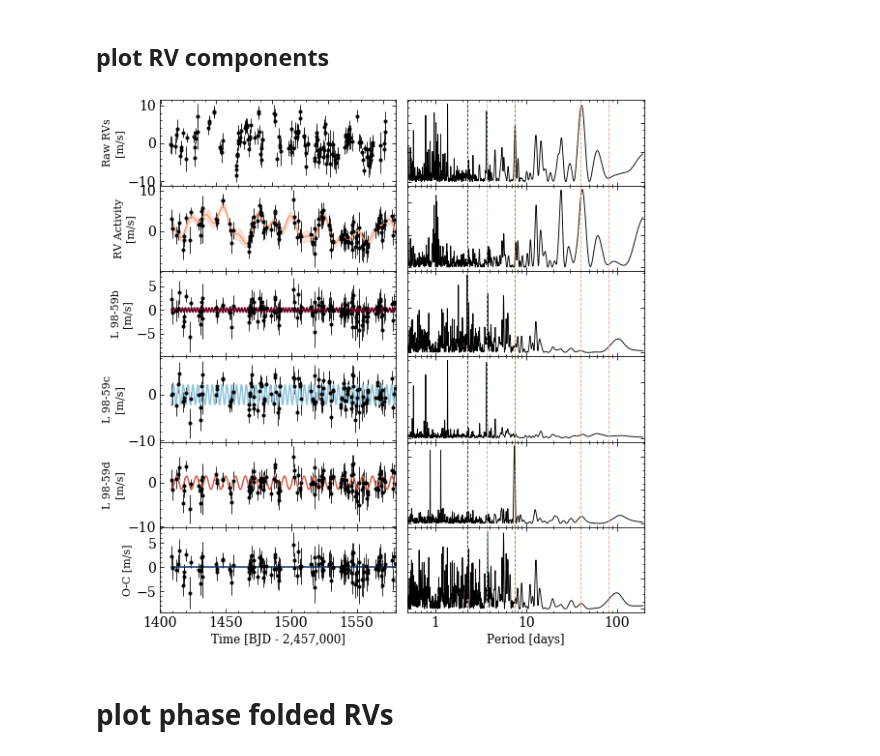
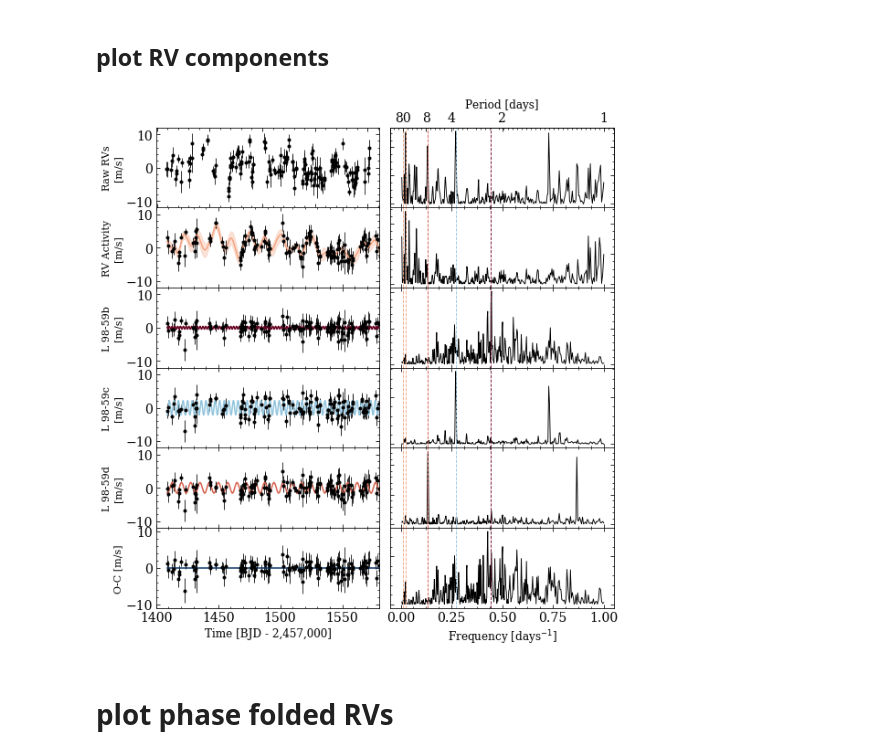
Before and after one commit to r-cloutier/toi175, a Jupyter notebook: plot_RV_results.ipynb, the cells around one changed output. Saved outputs shown, nothing was run; the diff lists cells and outputs as text; code cells hidden in the pictures.

```diff
--- a/plot_RV_results.ipynb
+++ b/plot_RV_results.ipynb
@@ -8,7 +8,7 @@ import matplotlib.gridspec as gridspec
 %matplotlib inline
 # %%
 # get MCMC results
-samples = fits.open('output_data/3planets_TOI175_H161_HalphaGP_samplesv1')[0].data
+samples = fits.open('output_data/3planets_TOI175_H164_HalphaGP_samplesv1')[0].data
 results = get_results(samples)
 # %%
 # fix Ks
@@ -305,7 +296,7 @@ cols = ['#f4a582','#67001f','#92c5de','#d6604d','#053061','#4393c3','#2166ac','#
 t0 = 2457e3
 Ps = [80,40,2.25,3.69,7.45]
 colsV = ['#f4a582','#f4a582','#67001f','#92c5de','#d6604d']
-fig = plt.figure(figsize=(8,8))
+fig = plt.figure(figsize=(8,8.3))
 gs = gridspec.GridSpec(6,2)
 
 # raw RVs
@@ -313,14 +304,23 @@ ax00 = plt.subplot(gs[0,0])
 ax00.errorbar(bjd-t0, rv, erv, fmt='k.', elinewidth=.8)
 ax00.set_ylabel('Raw RVs\n[m/s]', fontsize=11)
 ax00.set_xticklabels('')
+ax00.set_ylim((-12,12))
 # GLSP
 ax01 = plt.subplot(gs[0,1])
-per,_,pwr = compute_LSperiodogram(bjd, rv, erv, plims=(.5,Hlen))
-ax01.plot(per, pwr, '-', c=colH, lw=.9)
-ax01.set_xscale('log'), ax01.set_xlim((.5,2e2))
+per,_,pwr = compute_LSperiodogram(bjd, rv, erv, plims=(1,Hlen))
+ax01.plot(1./per, pwr, '-', c=colH, lw=.9)
+#ax01.set_xscale('log'),
+ax01.set_xlim((-.05,1.05))
 ax01.set_yticklabels(''), ax01.set_xticklabels('')
 for i in range(len(Ps)):
-    ax01.axvline(Ps[i], ls='--', lw=.9, color=colsV[i])
+    ax01.axvline(1./Ps[i], ls='--', lw=.9, color=colsV[i])
+
+# period axis
+ax12 = ax01.twiny()
+Pticks = np.sort([80,8,4,2,1])[::-1]
+ax12.set_xticks(1./np.array(Pticks)), ax12.set_xticklabels(Pticks)
+ax12.set_xlim(ax01.get_xlim())
+ax12.set_xlabel('Period [days]', fontsize=12)
 
 # RV activity
 ax10 = plt.subplot(gs[1,0])
@@ -330,14 +330,16 @@ ax10.plot(bjdM-t0, muM, '-', c=cols[0])
 ax10.set_ylabel('RV Activity\n[m/s]', fontsize=11)
 ax10.set_xticklabels('')
 ax10.set_xlim((1400,1580))
+ax10.set_ylim((-12,12))
 # GLSP
 ax11 = plt.subplot(gs[1,1])
-per,_,pwr = compute_LSperiodogram(bjd, rv-V-kepb-kepc-kepd, erv, plims=(.5,Hlen))
-ax11.plot(per, pwr, '-', c=colH, lw=.9)
-ax11.set_xscale('log'), ax11.set_xlim((.5,2e2))
+per,_,pwr = compute_LSperiodogram(bjd, rv-V-kepb-kepc-kepd, erv, plims=(1,Hlen))
+ax11.plot(1./per, pwr, '-', c=colH, lw=.9)
+#ax11.set_xscale('log'), ax11.set_xlim((.5,2e2))
+ax11.set_xlim((-.05,1.05))
 ax11.set_yticklabels(''), ax11.set_xticklabels('')
 for i in range(len(Ps)):
-    ax11.axvline(Ps[i], ls='--', lw=.9, color=colsV[i])
+    ax11.axvline(1./Ps[i], ls='--', lw=.9, color=colsV[i])
 
 # L 98-59b
 ax20 = plt.subplot(gs[2,0])
@@ -346,14 +348,16 @@ ax20.plot(bjdM-t0, kepbM, '-', c=cols[1])
 ax20.set_ylabel('L 98-59b\n[m/s]', fontsize=11)
 ax20.set_xticklabels('')
 ax20.set_xlim((1400,1580))
+ax20.set_ylim((-12,12))
 # GLSP
 ax21 = plt.subplot(gs[2,1])
-per,_,pwr = compute_LSperiodogram(bjd, rv-V-mu-kepc-kepd, erv, plims=(.5,Hlen))
-ax21.plot(per, pwr, '-', c=colH, lw=.9)
-ax21.set_xscale('log'), ax21.set_xlim((.5,2e2))
+per,_,pwr = compute_LSperiodogram(bjd, rv-V-mu-kepc-kepd, erv, plims=(1,Hlen))
+ax21.plot(1./per, pwr, '-', c=colH, lw=.9)
+#ax21.set_xscale('log'), ax21.set_xlim((.5,2e2))
+ax21.set_xlim((-.05,1.05))
 ax21.set_yticklabels(''), ax21.set_xticklabels('')
 for i in range(len(Ps)):
-    ax21.axvline(Ps[i], ls='--', lw=.9, color=colsV[i])
+    ax21.axvline(1./Ps[i], ls='--', lw=.9, color=colsV[i])
 
 # L 98-59c
 ax30 = plt.subplot(gs[3,0])
@@ -362,53 +366,59 @@ ax30.plot(bjdM-t0, kepcM, '-', c=cols[2])
 ax30.set_ylabel('L 98-59c\n[m/s]', fontsize=11)
 ax30.set_xticklabels('')
 ax30.set_xlim((1400,1580))
+ax30.set_ylim((-12,12))
 # GLSP
 ax31 = plt.subplot(gs[3,1])
-per,_,pwr = compute_LSperiodogram(bjd, rv-V-mu-kepb-kepd, erv, plims=(.5,Hlen))
-ax31.plot(per, pwr, '-', c=colH, lw=.9)
-ax31.set_xscale('log'), ax31.set_xlim((.5,2e2))
+per,_,pwr = compute_LSperiodogram(bjd, rv-V-mu-kepb-kepd, erv, plims=(1,Hlen))
+ax31.plot(1./per, pwr, '-', c=colH, lw=.9)
+#ax31.set_xscale('log'), ax31.set_xlim((.5,2e2))
+ax31.set_xlim((-.05,1.05))
 ax31.set_yticklabels(''), ax31.set_xticklabels('')
 for i in range(len(Ps)):
-    ax31.axvline(Ps[i], ls='--', lw=.9, color=colsV[i])
+    ax31.axvline(1./Ps[i], ls='--', lw=.9, color=colsV[i])
 
 # L 98-59d
 ax40 = plt.subplot(gs[4,0])
 ax40.errorbar(bjd-t0, rv-V-mu-kepb-kepc, erv, fmt='k.', elinewidth=.8)
 ax40.plot(bjdM-t0, kepdM, '-', c=cols[3])
 ax40.set_ylabel('L 98-59d\n[m/s]', fontsize=11)
 ax40.set_xticklabels('')
 ax40.set_xlim((1400,1580))
+ax40.set_ylim((-12,12))
 # GLSP
 ax41 = plt.subplot(gs[4,1])
-per,_,pwr = compute_LSperiodogram(bjd, rv-V-mu-kepb-kepc, erv, plims=(.5,Hlen))
-ax41.plot(per, pwr, '-', c=colH, lw=.9)
-ax41.set_xscale('log'), ax41.set_xlim((.5,2e2))
+per,_,pwr = compute_LSperiodogram(bjd, rv-V-mu-kepb-kepc, erv, plims=(1,Hlen))
+ax41.plot(1./per, pwr, '-', c=colH, lw=.9)
+#ax41.set_xscale('log'), ax41.set_xlim((.5,2e2))
+ax41.set_xlim((-.05,1.05))
 ax41.set_yticklabels(''), ax41.set_xticklabels('')
 for i in range(len(Ps)):
-    ax41.axvline(Ps[i], ls='--', lw=.9, color=colsV[i])
+    ax41.axvline(1./Ps[i], ls='--', lw=.9, color=colsV[i])
 
 # O-C
 ax50 = plt.subplot(gs[5,0])
 ax50.errorbar(bjd-t0, rv-V-mu-kepb-kepc-kepd, erv, fmt='k.', elinewidth=.8)
 ax50.plot(bjdM-t0, kepdM*0, '-', c=cols[4])
 ax50.set_ylabel('O-C [m/s]', fontsize=11)
 ax50.set_xlim((1400,1580))
 ax50.set_xlabel('Time [BJD - 2,457,000]', fontsize=12)
+ax50.set_ylim((-11,11))
 # GLSP
 ax51 = plt.subplot(gs[5,1])
-per,_,pwr = compute_LSperiodogram(bjd, rv-V-mu-kepb-kepc-kepd, erv, plims=(.5,Hlen))
-ax51.plot(per, pwr, '-', c=colH, lw=.9)
+per,_,pwr = compute_LSperiodogram(bjd, rv-V-mu-kepb-kepc-kepd, erv, plims=(1,Hlen))
+ax51.plot(1./per, pwr, '-', c=colH, lw=.9)
 ax51.set_yticklabels('')
-ax51.set_xscale('log'), ax51.set_xlim((.5,2e2))
-ax51.set_xticks(np.logspace(0,2,3)), ax51.set_xticklabels(['1','10','100'])
-ax51.set_xlabel('Period [days]', fontsize=12)
+#ax51.set_xscale('log'), ax51.set_xlim((.5,2e2))
+ax51.set_xlim((-.05,1.05))
+#ax51.set_xticks(np.logspace(0,2,3)), ax51.set_xticklabels(['1','10','100'])
+ax51.set_xlabel('Frequency [days$^{-1}$]', fontsize=12)
 for i in range(len(Ps)):
-    ax51.axvline(Ps[i], ls='--', lw=.9, color=colsV[i])
+    ax51.axvline(1./Ps[i], ls='--', lw=.9, color=colsV[i])
 
-fig.subplots_adjust(wspace=.05, hspace=0, right=.98, top=.98, bottom=.06, left=.11)
-plt.savefig('/Users/ryancloutier/Research/TOI_175/plots/RVcomponents.png')
+fig.subplots_adjust(wspace=.05, hspace=0, right=.98, top=.94, bottom=.06, left=.11)
+plt.savefig('/Users/ryancloutier/Research/TOI_175/plots/RVcomponentsfreq.png')
 # %% [output]
-[figure, old version]
+[figure, new version]
 # %% [markdown]
 # plot phase folded RVs
 # %%
```
Also changed, not shown: parts of 3 cells of this notebook, 47 other files.
